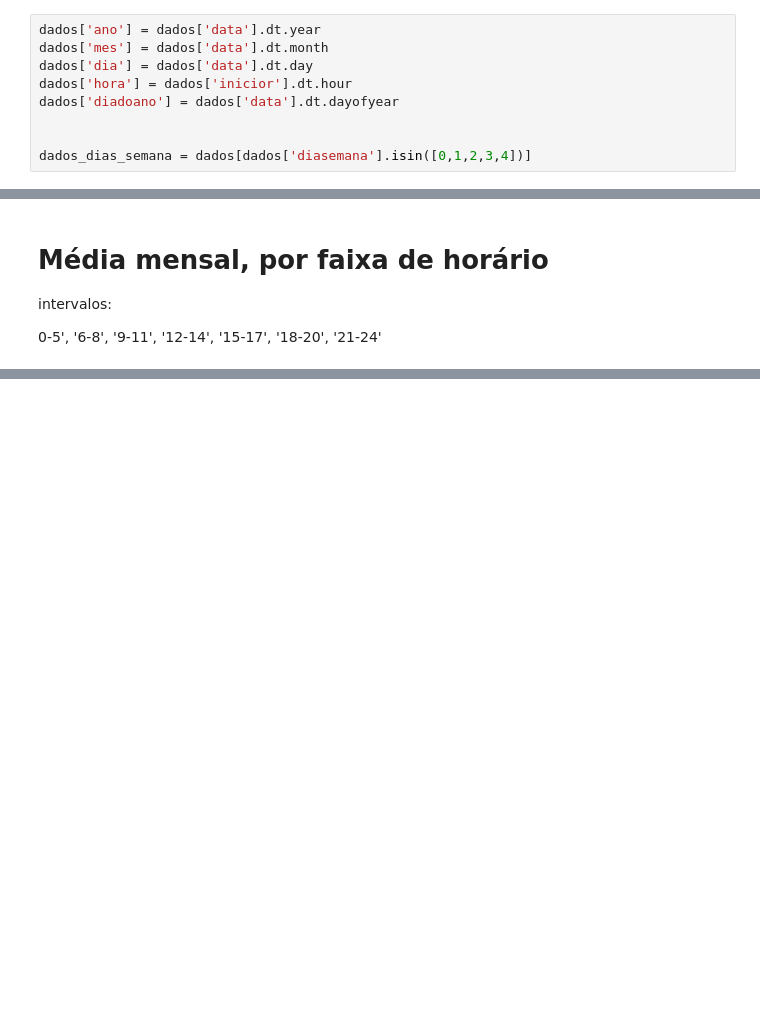
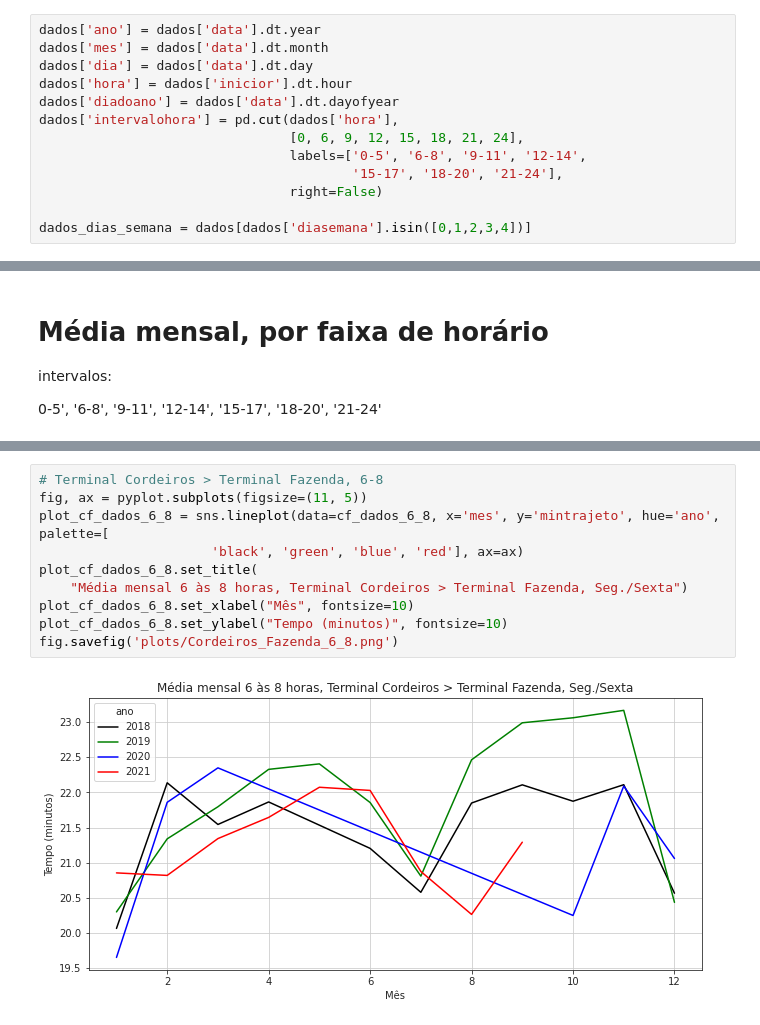
Before and after one commit to jaceguay/det_fluxo_onibus, a Jupyter notebook: 1.analise.ipynb, the cells around one changed output, grey strips where cells are left out. Drawn from its saved outputs; the diff is of its cells as text; blank space fills up the shorter version.

Commit message:
plots

```diff
--- a/1.analise.ipynb
+++ b/1.analise.ipynb
@@ -67,7 +67,11 @@ dados['mes'] = dados['data'].dt.month
 dados['dia'] = dados['data'].dt.day
 dados['hora'] = dados['inicior'].dt.hour
 dados['diadoano'] = dados['data'].dt.dayofyear
-
+dados['intervalohora'] = pd.cut(dados['hora'],
+                                [0, 6, 9, 12, 15, 18, 21, 24],
+                                labels=['0-5', '6-8', '9-11', '12-14',
+                                        '15-17', '18-20', '21-24'],
+                                right=False)
 
 dados_dias_semana = dados[dados['diasemana'].isin([0,1,2,3,4])]
 # %% [markdown]
@@ -308,0 +352,12 @@ intervalos:
+# %%
+# Terminal Cordeiros > Terminal Fazenda, 6-8
+fig, ax = pyplot.subplots(figsize=(11, 5))
+plot_cf_dados_6_8 = sns.lineplot(data=cf_dados_6_8, x='mes', y='mintrajeto', hue='ano', palette=[
+                      'black', 'green', 'blue', 'red'], ax=ax)
+plot_cf_dados_6_8.set_title(
+    "Média mensal 6 às 8 horas, Terminal Cordeiros > Terminal Fazenda, Seg./Sexta")
+plot_cf_dados_6_8.set_xlabel("Mês", fontsize=10)
+plot_cf_dados_6_8.set_ylabel("Tempo (minutos)", fontsize=10)
+fig.savefig('plots/Cordeiros_Fazenda_6_8.png')
+# %% [output]
+[figure, added]
```
Also changed, not shown: parts of 14 cells of this notebook, 23 other files.
